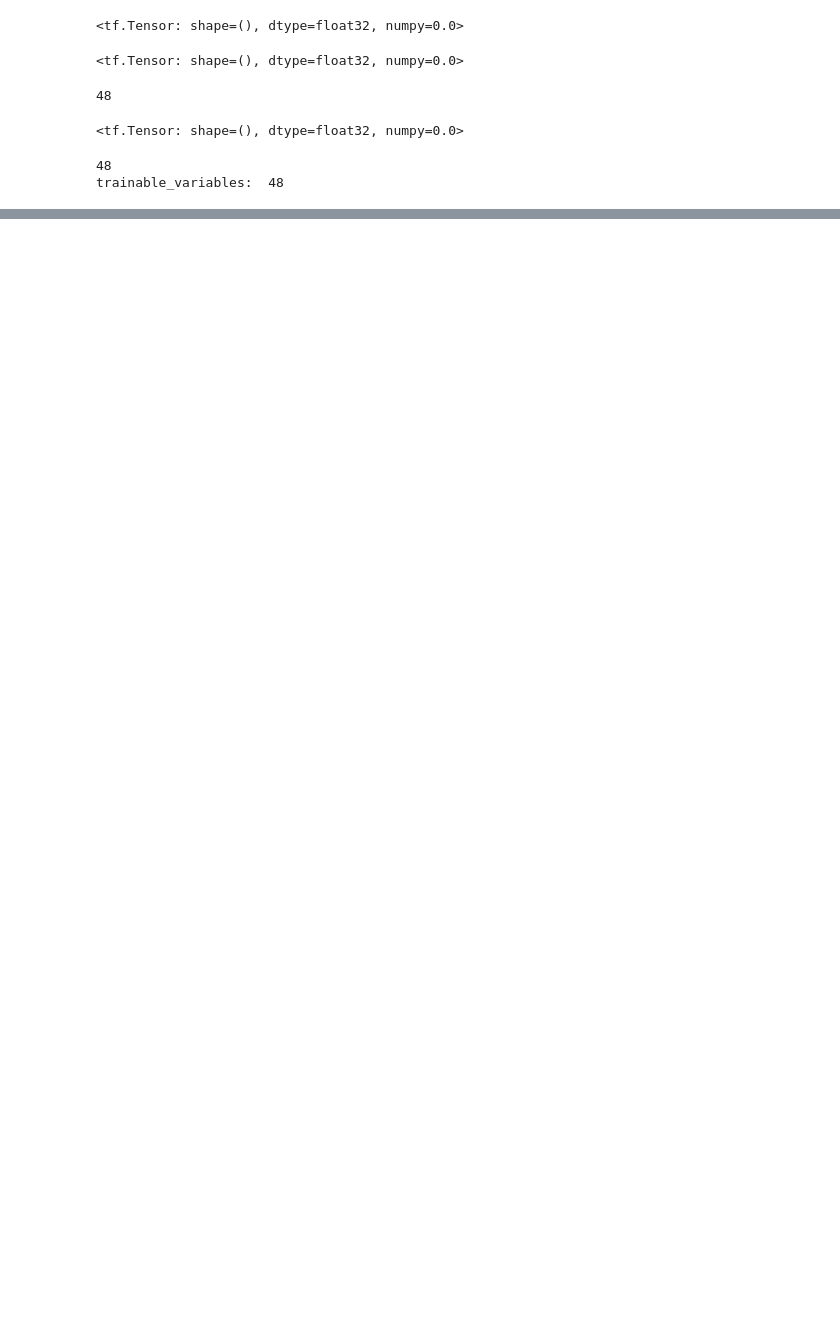
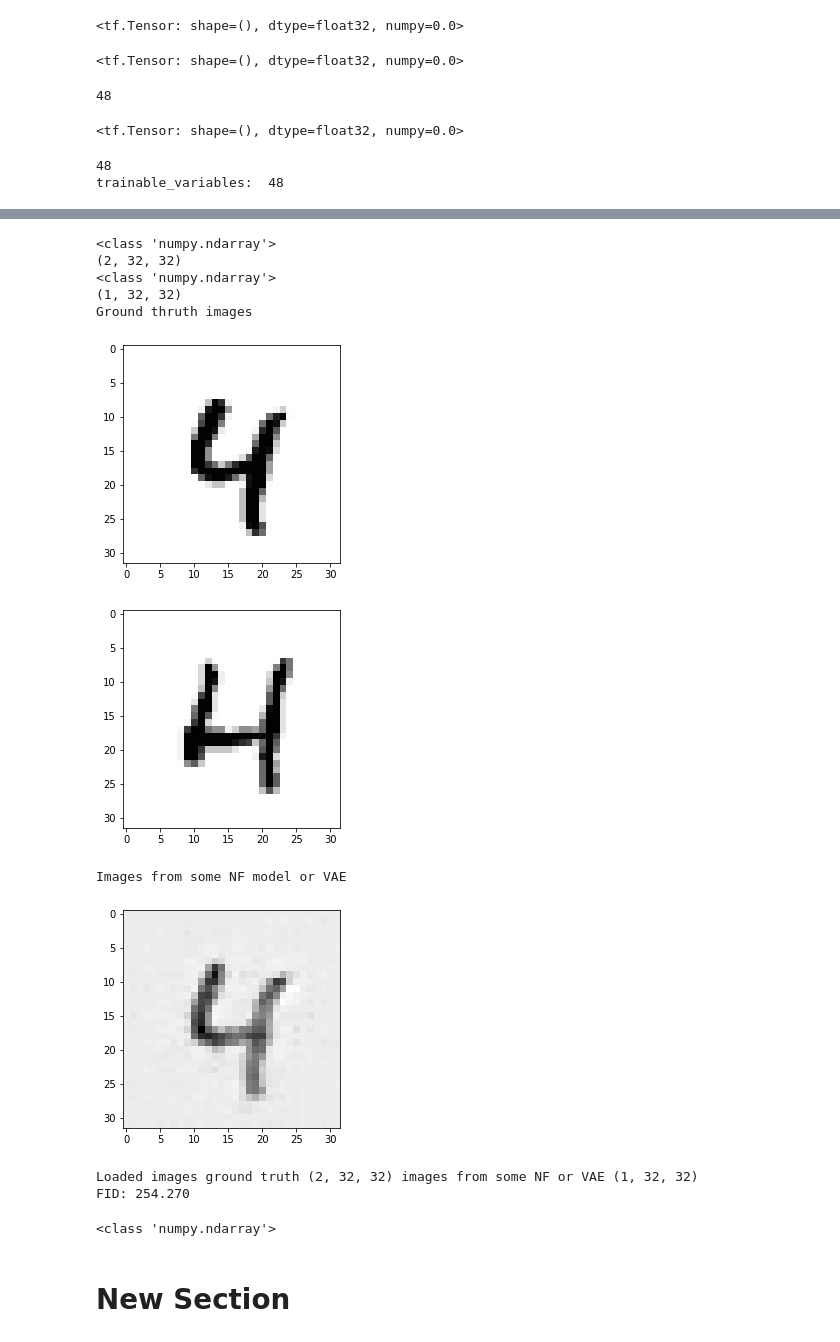
Before and after one commit to MaryDongsn/DL_RL, a Jupyter notebook: real_nvp.ipynb, the cells around one changed output, grey strips where cells are left out. Drawn from its saved outputs; the diff is of its cells as text; code cells hidden in the pictures; blank space fills up the shorter version.

```diff
--- a/real_nvp.ipynb
+++ b/real_nvp.ipynb
@@ -713,0 +826,62 @@ re:trg mean:  -0.7976864  std:  0.5527031
+# %%
+number_of_images_ground_truth=2
+number_of_images_results_of_some_model=1
+
+test_images1 = np.array([img.numpy() for img in number_image_list])
+test_images1 = test_images1[:number_of_images_ground_truth].reshape((number_of_images_ground_truth,32,32))
+ground_truth = test_images1
+test_images2 = re_re_trg
+test_images2 = np.array([img.numpy() for img in re_re_trg])
+test_images2 = test_images2[:number_of_images_results_of_some_model].reshape((number_of_images_results_of_some_model,32,32))
+
+print(type(test_images1))
+print(test_images1.shape)
+print(type(test_images2))
+print(test_images2.shape)
+
+print("Ground thruth images")
+for i in range(number_of_images_ground_truth):
+    img = test_images1[i].reshape((32,32))
+    plt.imshow(img, cmap="Greys")
+    plt.show()
+
+print("Images from some NF model or VAE")
+
+for i in range(number_of_images_results_of_some_model):
+    img = test_images2[i].reshape((32,32))
+    plt.imshow(img, cmap="Greys")
+    plt.show()
+
+print('Loaded images ground truth', test_images1.shape, 'images from some NF or VAE',test_images2.shape)
+# convert integer to floating point values
+test_images1 = test_images1.astype('float32')
+test_images2 = test_images2.astype('float32')
+# resize images
+test_images1 = scale_images(test_images1, (299,299,3))
+test_images2 = scale_images(test_images2, (299,299,3))
+#print('Scaled', images1.shape, images2.shape)
+# pre-process images
+test_images1 = preprocess_input(test_images1)
+test_images2 = preprocess_input(test_images2)
+# calculate fid
+fid = calculate_fid(model, test_images1, test_images2)
+print('FID: %.3f' % fid)
+# %% [output]
+<class 'numpy.ndarray'>
+(2, 32, 32)
+<class 'numpy.ndarray'>
+(1, 32, 32)
+Ground thruth images
+[figure, added]
+[figure, added]
+Images from some NF model or VAE
+[figure, added]
+Loaded images ground truth (2, 32, 32) images from some NF or VAE (1, 32, 32)
+FID: 254.270
+# %%
+print (type(ground_truth))
+numpy.save('ground_truth', ground_truth, allow_pickle=True, fix_imports=True)
+# %% [output]
+<class 'numpy.ndarray'>
+# %% [markdown]
+# New Section
```
Also changed, not shown: parts of 15 cells of this notebook.
